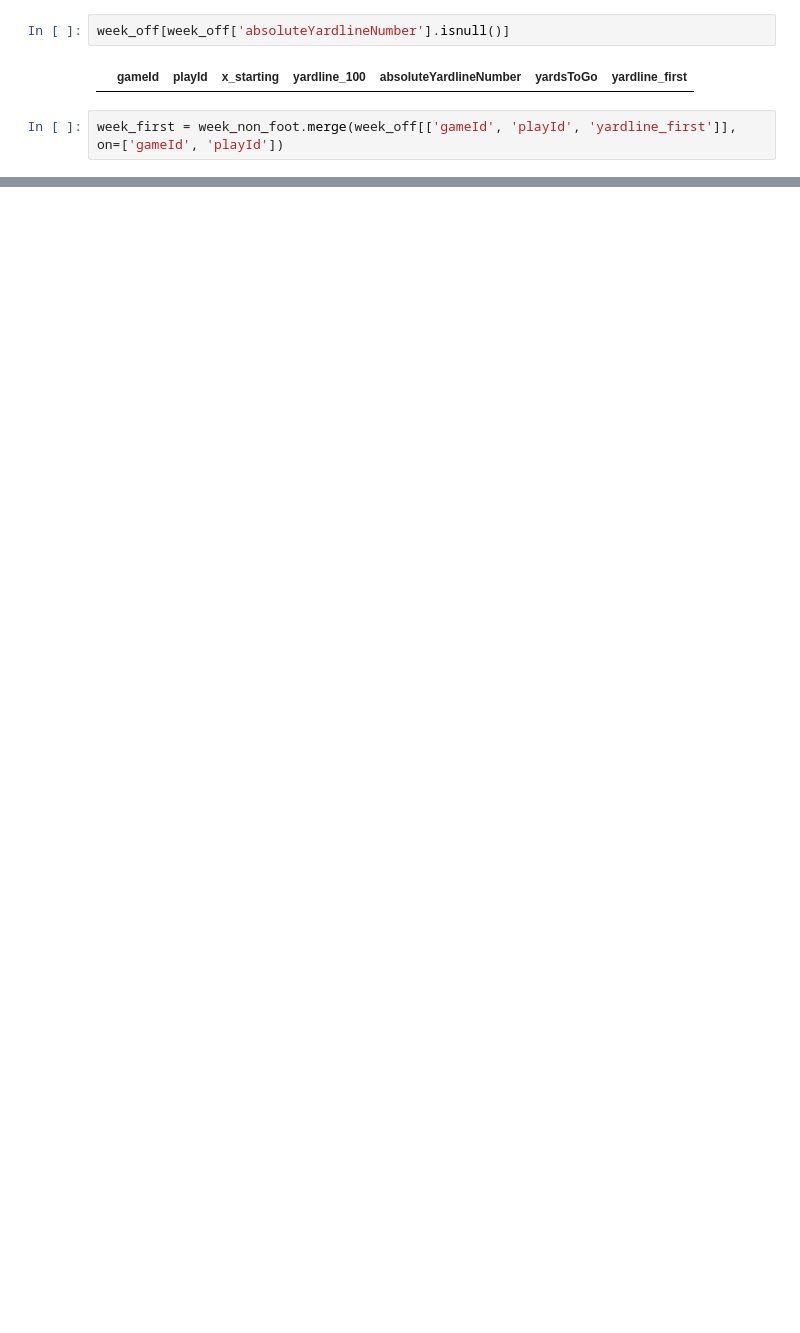
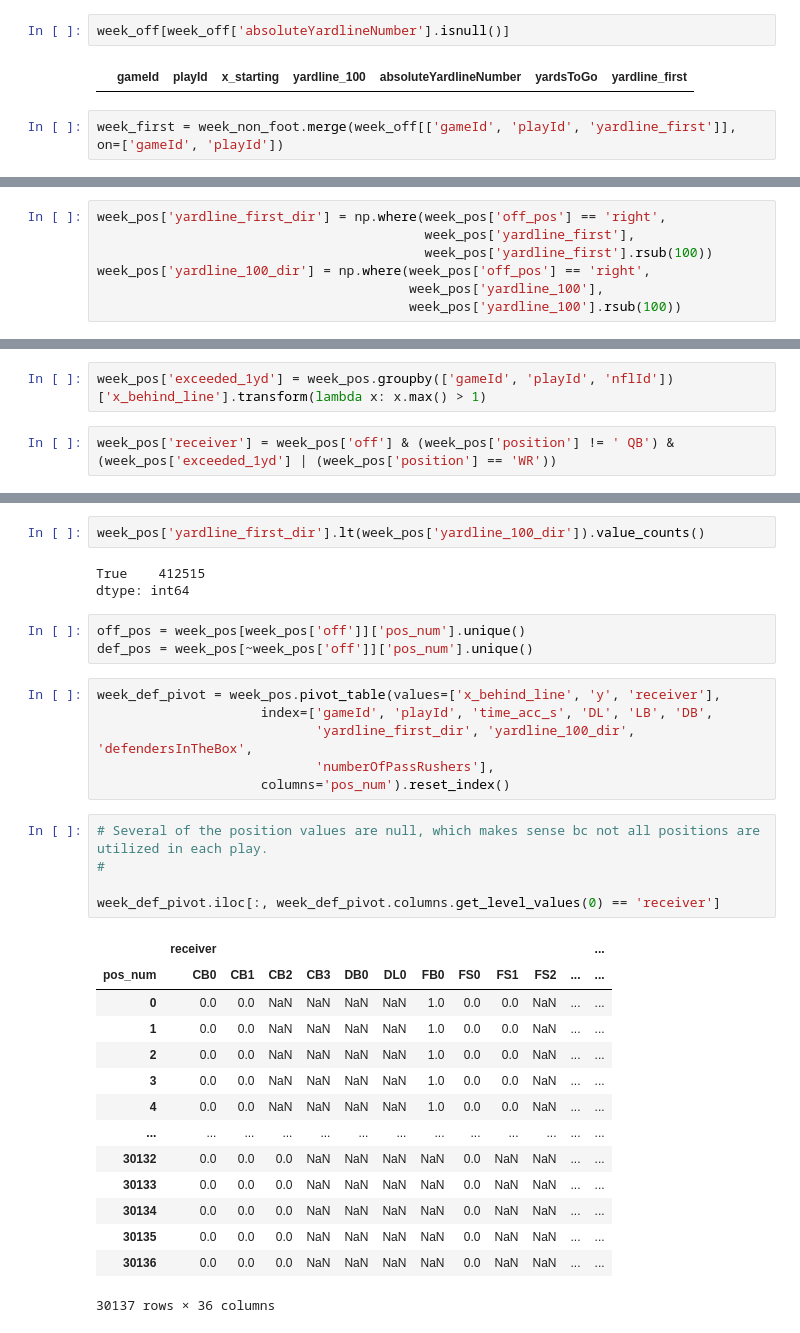
Before and after one commit to andrewbakert/NFL_Pass_Pred, a Jupyter notebook: def_pred.ipynb, the cells around one changed output, grey strips where cells are left out. Drawn from its saved outputs; the diff is of its cells as text; blank space fills up the shorter version.

```diff
--- a/def_pred.ipynb
+++ b/def_pred.ipynb
@@ -138,0 +170,7 @@ week_first
+# %%
+week_pos['yardline_first_dir'] = np.where(week_pos['off_pos'] == 'right',
+                                          week_pos['yardline_first'],
+                                          week_pos['yardline_first'].rsub(100))
+week_pos['yardline_100_dir'] = np.where(week_pos['off_pos'] == 'right',
+                                        week_pos['yardline_100'],
+                                        week_pos['yardline_100'].rsub(100))
@@ -138,0 +201,4 @@ week_first
+# %%
+week_pos['exceeded_1yd'] = week_pos.groupby(['gameId', 'playId', 'nflId'])['x_behind_line'].transform(lambda x: x.max() > 1)
+# %%
+week_pos['receiver'] = week_pos['off'] & (week_pos['position'] != ' QB') & (week_pos['exceeded_1yd'] | (week_pos['position'] == 'WR'))
@@ -138,0 +215,34 @@ week_first
+# %%
+week_pos['yardline_first_dir'].lt(week_pos['yardline_100_dir']).value_counts()
+# %% [output]
+True    412515
+dtype: int64
+# %%
+off_pos = week_pos[week_pos['off']]['pos_num'].unique()
+def_pos = week_pos[~week_pos['off']]['pos_num'].unique()
+# %%
+week_def_pivot = week_pos.pivot_table(values=['x_behind_line', 'y', 'receiver'],
+                     index=['gameId', 'playId', 'time_acc_s', 'DL', 'LB', 'DB',
+                            'yardline_first_dir', 'yardline_100_dir', 'defendersInTheBox',
+                            'numberOfPassRushers'],
+                     columns='pos_num').reset_index()
+# %%
+# Several of the position values are null, which makes sense bc not all positions are utilized in each play.
+#
+
+week_def_pivot.iloc[:, week_def_pivot.columns.get_level_values(0) == 'receiver']
+# %% [output]
+|  | receiver |  |  |  |  |  |  |  |  |  |  | ... |
+| pos_num | CB0 | CB1 | CB2 | CB3 | DB0 | DL0 | FB0 | FS0 | FS1 | FS2 | ... | ... |
+| 0 | 0.0 | 0.0 | NaN | NaN | NaN | NaN | 1.0 | 0.0 | 0.0 | NaN | ... | ... |
+| 1 | 0.0 | 0.0 | NaN | NaN | NaN | NaN | 1.0 | 0.0 | 0.0 | NaN | ... | ... |
+| 2 | 0.0 | 0.0 | NaN | NaN | NaN | NaN | 1.0 | 0.0 | 0.0 | NaN | ... | ... |
+| 3 | 0.0 | 0.0 | NaN | NaN | NaN | NaN | 1.0 | 0.0 | 0.0 | NaN | ... | ... |
+| 4 | 0.0 | 0.0 | NaN | NaN | NaN | NaN | 1.0 | 0.0 | 0.0 | NaN | ... | ... |
+| ... | ... | ... | ... | ... | ... | ... | ... | ... | ... | ... | ... | ... |
+| 30132 | 0.0 | 0.0 | 0.0 | NaN | NaN | NaN | NaN | 0.0 | NaN | NaN | ... | ... |
+| 30133 | 0.0 | 0.0 | 0.0 | NaN | NaN | NaN | NaN | 0.0 | NaN | NaN | ... | ... |
+| 30134 | 0.0 | 0.0 | 0.0 | NaN | NaN | NaN | NaN | 0.0 | NaN | NaN | ... | ... |
+| 30135 | 0.0 | 0.0 | 0.0 | NaN | NaN | NaN | NaN | 0.0 | NaN | NaN | ... | ... |
+| 30136 | 0.0 | 0.0 | 0.0 | NaN | NaN | NaN | NaN | 0.0 | NaN | NaN | ... | ... |
+30137 rows × 36 columns
```
Also changed, not shown: parts of 27 cells of this notebook, 1 other file.
